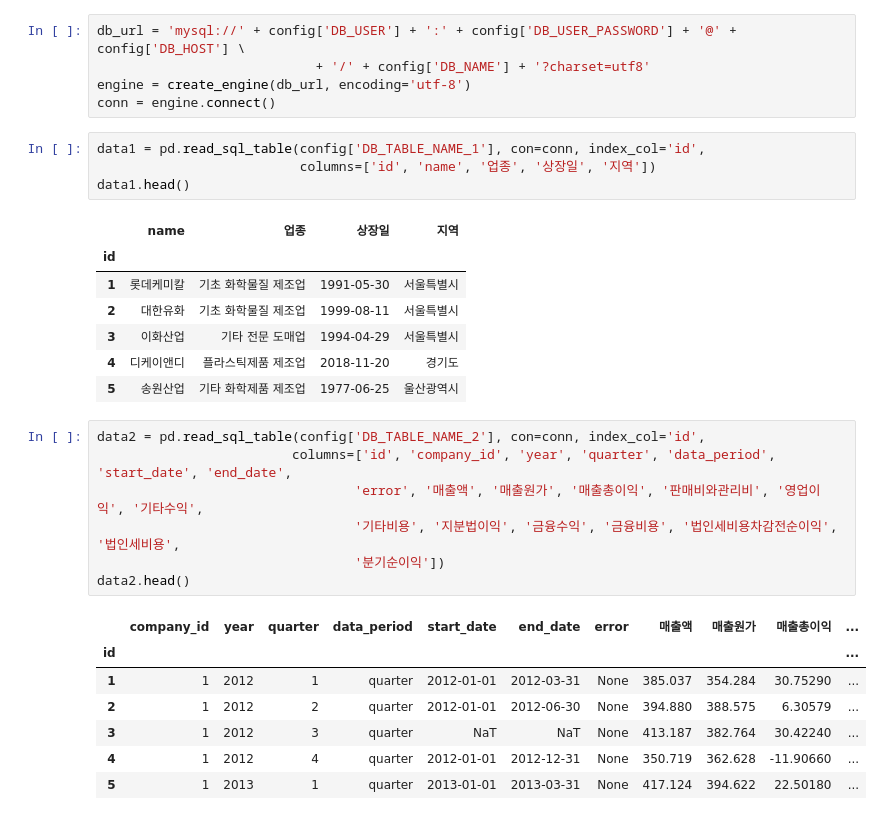
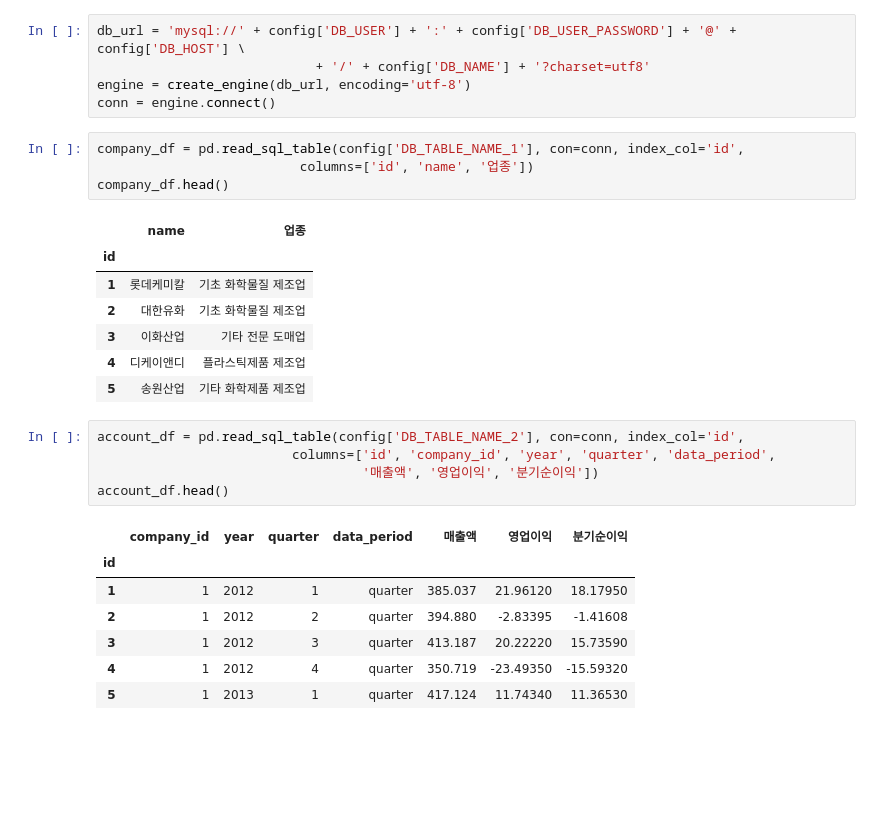
Before and after one commit to yiyc-kr/pandas-modules, a Jupyter notebook: MysqlToPd.ipynb, the cells around one changed output. Cells and saved outputs as stored; diff of their text form; blank space fills up the shorter version.

```diff
--- a/MysqlToPd.ipynb
+++ b/MysqlToPd.ipynb
@@ -10,29 +10,27 @@ db_url = 'mysql://' + config['DB_USER'] + ':' + config['DB_USER_PASSWORD'] + '@'
 engine = create_engine(db_url, encoding='utf-8')
 conn = engine.connect()
 # %%
-data1 = pd.read_sql_table(config['DB_TABLE_NAME_1'], con=conn, index_col='id',
-                          columns=['id', 'name', '업종', '상장일', '지역'])
-data1.head()
+company_df = pd.read_sql_table(config['DB_TABLE_NAME_1'], con=conn, index_col='id',
+                          columns=['id', 'name', '업종'])
+company_df.head()
 # %% [output]
-|  | name | 업종 | 상장일 | 지역 |
-| id |  |  |  |  |
-| 1 | 롯데케미칼 | 기초 화학물질 제조업 | 1991-05-30 | 서울특별시 |
-| 2 | 대한유화 | 기초 화학물질 제조업 | 1999-08-11 | 서울특별시 |
-| 3 | 이화산업 | 기타 전문 도매업 | 1994-04-29 | 서울특별시 |
-| 4 | 디케이앤디 | 플라스틱제품 제조업 | 2018-11-20 | 경기도 |
-| 5 | 송원산업 | 기타 화학제품 제조업 | 1977-06-25 | 울산광역시 |
+|  | name | 업종 |
+| id |  |  |
+| 1 | 롯데케미칼 | 기초 화학물질 제조업 |
+| 2 | 대한유화 | 기초 화학물질 제조업 |
+| 3 | 이화산업 | 기타 전문 도매업 |
+| 4 | 디케이앤디 | 플라스틱제품 제조업 |
+| 5 | 송원산업 | 기타 화학제품 제조업 |
 # %%
-data2 = pd.read_sql_table(config['DB_TABLE_NAME_2'], con=conn, index_col='id',
-                         columns=['id', 'company_id', 'year', 'quarter', 'data_period', 'start_date', 'end_date',
-                                 'error', '매출액', '매출원가', '매출총이익', '판매비와관리비', '영업이익', '기타수익',
-                                 '기타비용', '지분법이익', '금융수익', '금융비용', '법인세비용차감전순이익', '법인세비용',
-                                 '분기순이익'])
-data2.head()
+account_df = pd.read_sql_table(config['DB_TABLE_NAME_2'], con=conn, index_col='id',
+                         columns=['id', 'company_id', 'year', 'quarter', 'data_period',
+                                  '매출액', '영업이익', '분기순이익'])
+account_df.head()
 # %% [output]
-|  | company_id | year | quarter | data_period | start_date | end_date | error | 매출액 | 매출원가 | 매출총이익 | ... |
-| id |  |  |  |  |  |  |  |  |  |  | ... |
-| 1 | 1 | 2012 | 1 | quarter | 2012-01-01 | 2012-03-31 | None | 385.037 | 354.284 | 30.75290 | ... |
-| 2 | 1 | 2012 | 2 | quarter | 2012-01-01 | 2012-06-30 | None | 394.880 | 388.575 | 6.30579 | ... |
-| 3 | 1 | 2012 | 3 | quarter | NaT | NaT | None | 413.187 | 382.764 | 30.42240 | ... |
-| 4 | 1 | 2012 | 4 | quarter | 2012-01-01 | 2012-12-31 | None | 350.719 | 362.628 | -11.90660 | ... |
-| 5 | 1 | 2013 | 1 | quarter | 2013-01-01 | 2013-03-31 | None | 417.124 | 394.622 | 22.50180 | ... |
+|  | company_id | year | quarter | data_period | 매출액 | 영업이익 | 분기순이익 |
+| id |  |  |  |  |  |  |  |
+| 1 | 1 | 2012 | 1 | quarter | 385.037 | 21.96120 | 18.17950 |
+| 2 | 1 | 2012 | 2 | quarter | 394.880 | -2.83395 | -1.41608 |
+| 3 | 1 | 2012 | 3 | quarter | 413.187 | 20.22220 | 15.73590 |
+| 4 | 1 | 2012 | 4 | quarter | 350.719 | -23.49350 | -15.59320 |
+| 5 | 1 | 2013 | 1 | quarter | 417.124 | 11.74340 | 11.36530 |
```
Also changed, not shown: parts of 1 cell of this notebook.
